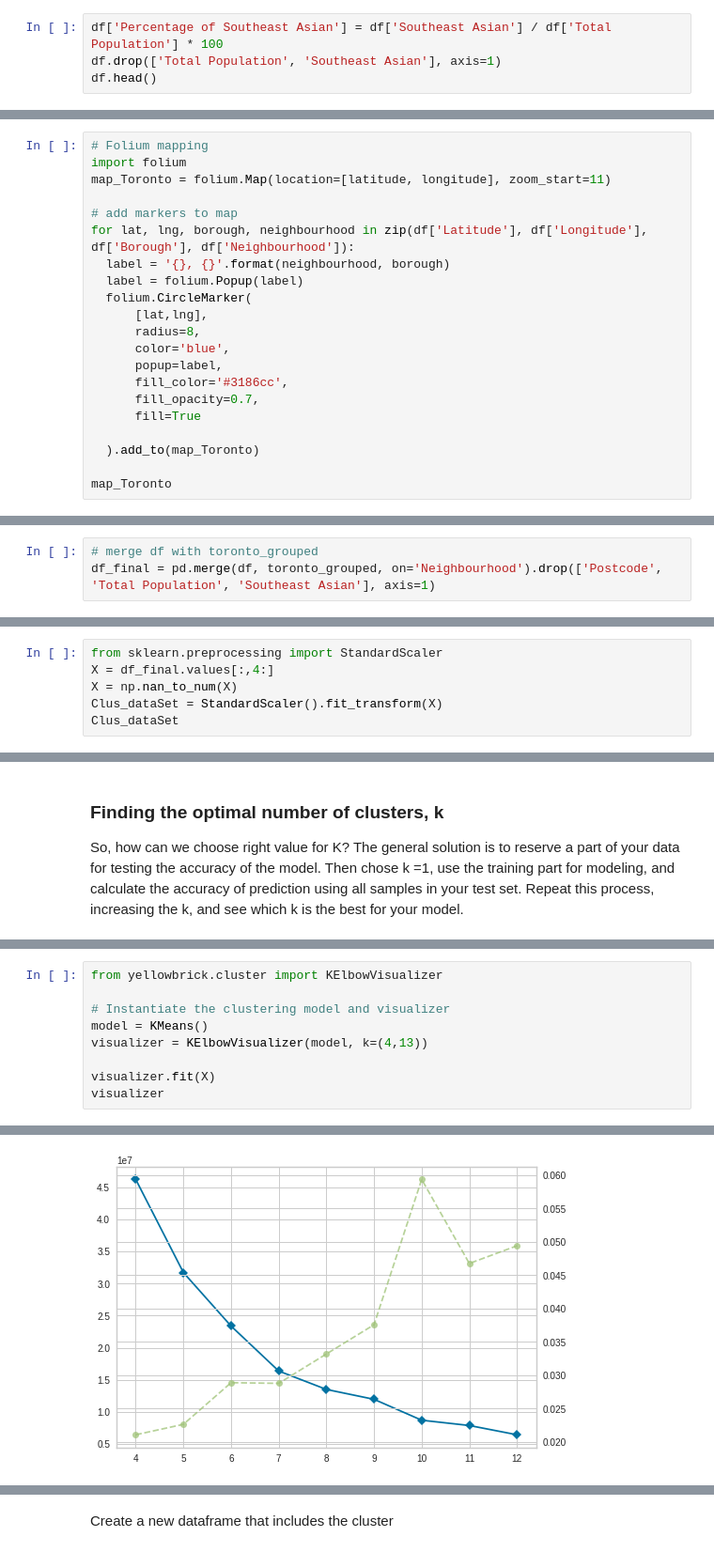
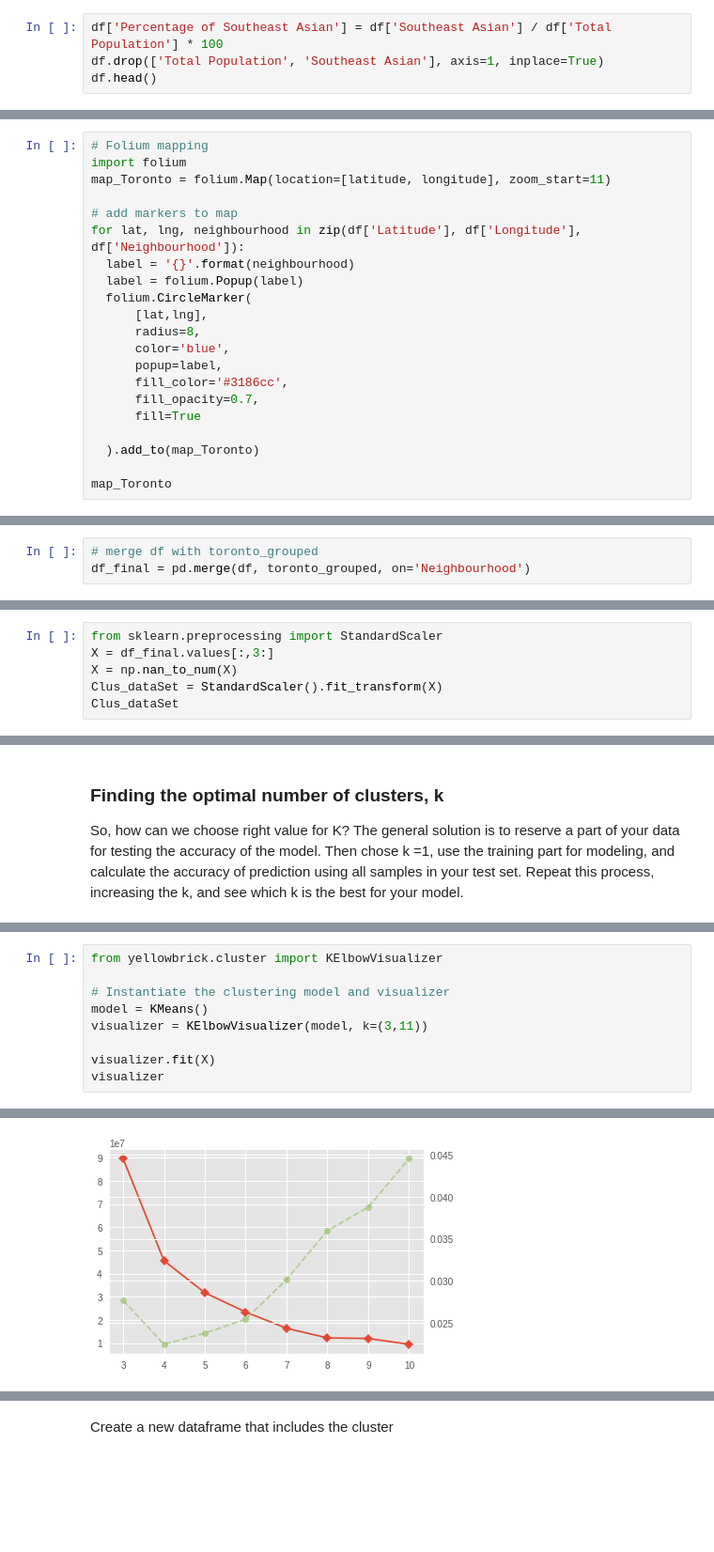
Before and after one commit to bryantanjw/strategic_clustering, a Jupyter notebook: Capstone_Notebook.ipynb, the cells around one changed output, grey strips where cells are left out. Shown at 94% size. Cells and saved outputs as stored; diff of their text form; blank space fills up the shorter version.

```diff
--- a/Capstone_Notebook.ipynb
+++ b/Capstone_Notebook.ipynb
@@ -106,6 +106,6 @@ df.head()
 ### Get the percentage of Southeast Asian in the total population
 # %%
 df['Percentage of Southeast Asian'] = df['Southeast Asian'] / df['Total Population'] * 100
-df.drop(['Total Population', 'Southeast Asian'], axis=1)
+df.drop(['Total Population', 'Southeast Asian'], axis=1, inplace=True)
 df.head()
 # %% [output]
@@ -135,8 +135,8 @@ import folium
 map_Toronto = folium.Map(location=[latitude, longitude], zoom_start=11)
 
 # add markers to map
-for lat, lng, borough, neighbourhood in zip(df['Latitude'], df['Longitude'], df['Borough'], df['Neighbourhood']):
-  label = '{}, {}'.format(neighbourhood, borough)
+for lat, lng, neighbourhood in zip(df['Latitude'], df['Longitude'], df['Neighbourhood']):
+  label = '{}'.format(neighbourhood)
   label = folium.Popup(label)
   folium.CircleMarker(
       [lat,lng],
@@ -387,7 +387,7 @@ plt.show()
 ### Finalise a dataframe for clustering
 # %%
 # merge df with toronto_grouped
-df_final = pd.merge(df, toronto_grouped, on='Neighbourhood').drop(['Postcode', 'Total Population', 'Southeast Asian'], axis=1)
+df_final = pd.merge(df, toronto_grouped, on='Neighbourhood')
 # %%
 df_final.head()
 # %% [output]
@@ -404,7 +404,7 @@ df_final.head()
 Now let's normalize the dataset. But why do we need normalization in the first place? Normalization is a statistical method that helps mathematical-based algorithms to interpret features with different magnitudes and distributions equally. We use __StandardScaler()__ to normalize our dataset.
 # %%
 from sklearn.preprocessing import StandardScaler
-X = df_final.values[:,4:]
+X = df_final.values[:,3:]
 X = np.nan_to_num(X)
 Clus_dataSet = StandardScaler().fit_transform(X)
 Clus_dataSet
@@ -469,14 +469,14 @@ plt.show()
 # %%
 from yellowbrick.cluster import KElbowVisualizer
 
 # Instantiate the clustering model and visualizer
 model = KMeans()
-visualizer = KElbowVisualizer(model, k=(4,13))
+visualizer = KElbowVisualizer(model, k=(3,11))
 
 visualizer.fit(X)
 visualizer
 # %% [output]
 KElbowVisualizer(ax=<matplotlib.axes._subplots.AxesSubplot object at 0x...>,
                  k=None, metric=None, model=None, timings=True)
-[figure, old version]
+[figure, new version]
 # %% [markdown]
```
Also changed, not shown: parts of 19 cells of this notebook.
